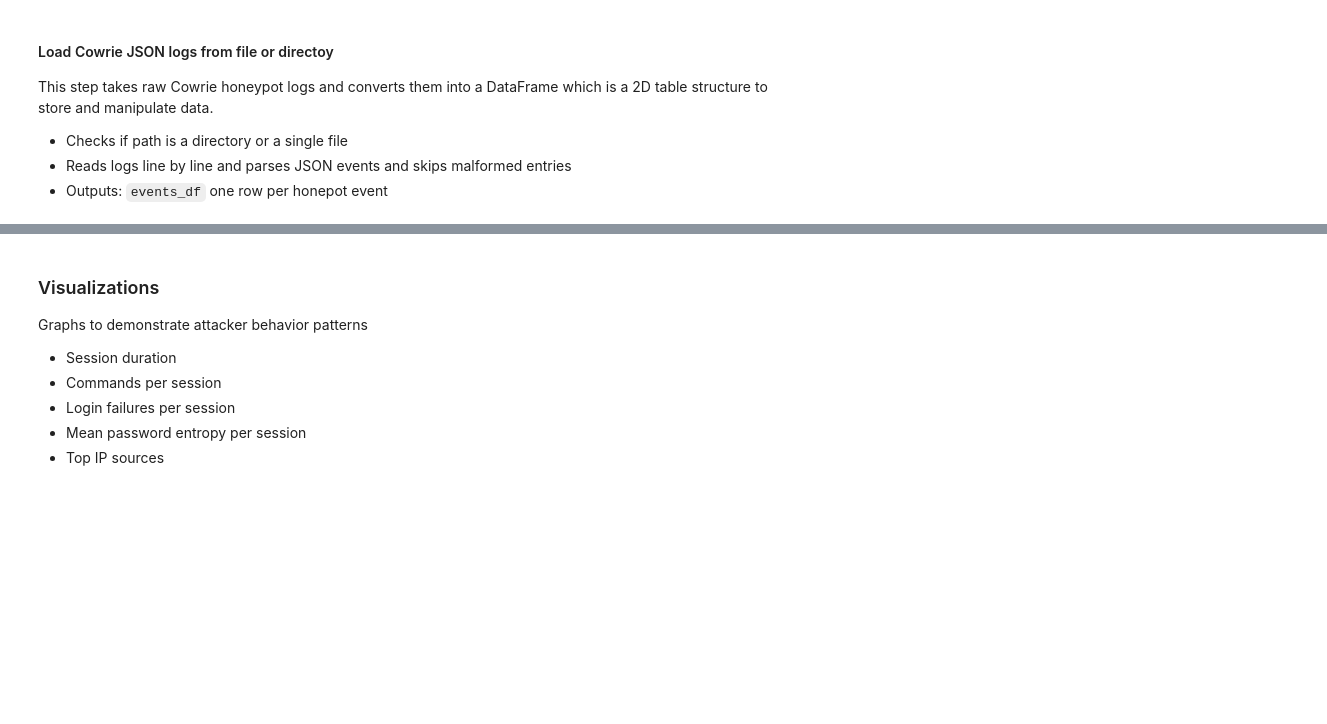
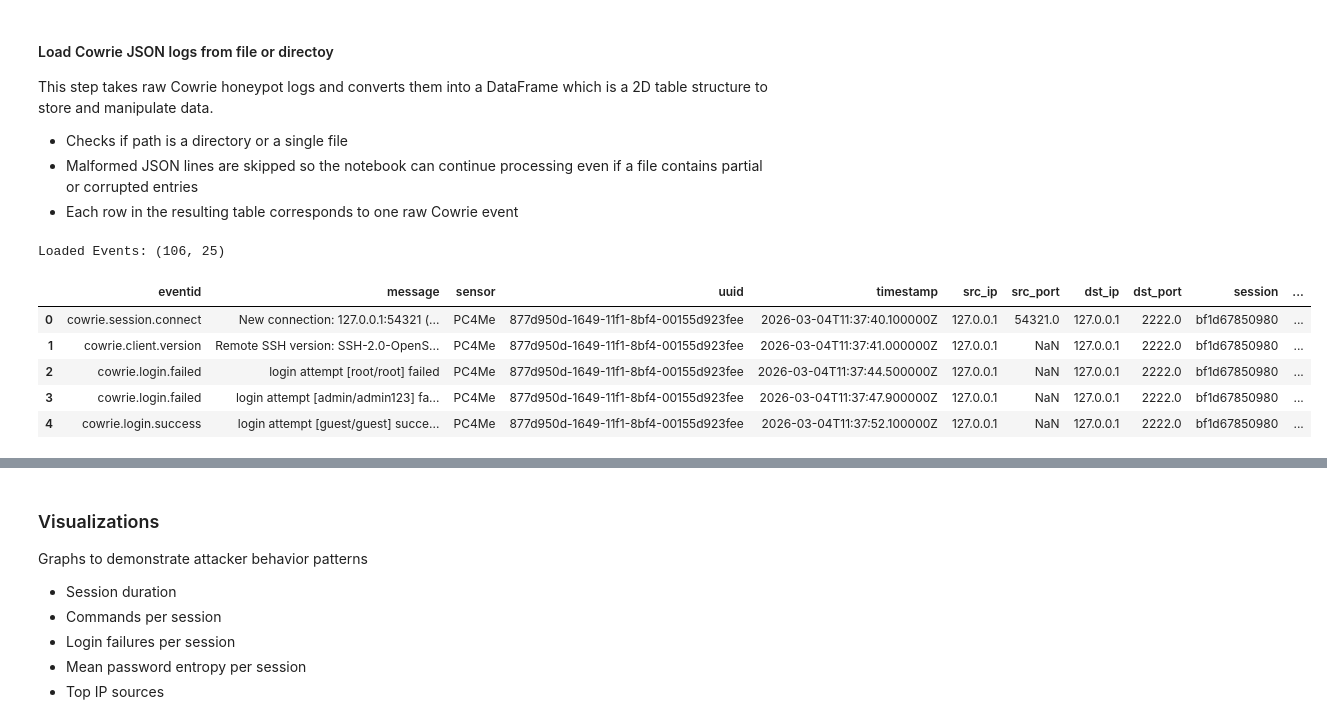
Before and after one commit to SethJonesIntern/SentinelGrid, a Jupyter notebook: machine-learning/notebooks/01_honeypot_pipeline.ipynb, the cells around one changed output, grey strips where cells are left out. Drawn from its saved outputs; the diff is of its cells as text; code cells hidden in the pictures; blank space fills up the shorter version.

```diff
--- a/machine-learning/notebooks/01_honeypot_pipeline.ipynb
+++ b/machine-learning/notebooks/01_honeypot_pipeline.ipynb
@@ -65,46 +137,95 @@ pd.set_option("display.max_columns",200)
 #### Load Cowrie JSON logs from file or directoy
 This step takes raw Cowrie honeypot logs and converts them into a DataFrame which is a 2D table structure to store and manipulate data.
 - Checks if path is a directory or a single file
-- Reads logs line by line and parses JSON events and skips malformed entries
-- Outputs: `events_df` one row per honepot event
+- Malformed JSON lines are skipped so the notebook can continue processing even if a file contains partial or corrupted entries
+- Each row in the resulting table corresponds to one raw Cowrie event
 # %%
-#reads json log line by line
+#returns existing column or default filled series
+def ensure_col(df: pd.DataFrame, col:str, default= None) -> pd.Series:
+    if col in df.columns:
+        return df[col]
+    return pd.Series([default] * len(df), index=df.index)
+
+#returns first non null value in series
+def first_nonnull(series:pd.Series):
+    s=series.dropna()
+    return s.iloc[0] if len(s) else None
+#returns last non null value in series
+def last_nonnull(series:pd.Series):
+    s=series.dropna()
+    return s.iloc[-1] if len(s) else None
+
+#reads json or jsonlines file line by line
 #opens in read mode, iterates through each line to remove whitespace and parse line
-def iter_json_lines(path:Path) ->Iterable[Dict[str, Any]]:
+def iter_json_records(path:Path) ->Iterable[Dict[str, Any]]:
+    text= path.read_text(encoding="utf-8").strip()
+    if not text:
+        return
+    #try full JSON first
+    try:
+        data= json.loads(text)
+        if isinstance(data, dict):
+            yield data
+            return
+        if isinstance(data, list):
+            for item in data:
+                if isinstance(item, dict):
+                    yield item
+            return
+    except json.JSONDecodeError:
+        pass
+    #JSON Lines / NDJSON
     with path.open("r", encoding= "utf-8") as f:
         for line in f:
             line= line.strip()
             if not line:
                 continue
             try:
-                yield json.loads(line)
+                obj = json.loads(line)
+                if isinstance(obj, dict):
+                    yield obj
             except json.JSONDecodeError:
                 #skip malformed lines
                 continue
 
 #load cowrie json logs from a file or directory into DataFrame
 def load_cowrie_logs(path: Path) -> pd.DataFrame:
     #checks if path is a file or directory
-    paths: List[Path]= []
+    if not path.exists():
+        raise FileNotFoundError(f"Path does not exist: {path}")
     if path.is_dir():
-        paths= sorted(list(path.glob("cowrie.json"))) or sorted(list(path.glob("*.json")))
+        paths= sorted(list(path.glob("cowrie.json*")))
+        if not paths:
+            paths= (
+                sorted(path.glob("*.json"))+
+                sorted(path.glob("*.jsonl"))+
+                sorted(path.glob("*.ndjson"))
+            )
     else:
         paths=[path]
 
     #list to store json rows
-    rows= List[Dict[str, Any]]= []
+    rows: List[Dict[str, Any]]= []
     for p in paths:
-        for obj in iter_json_lines(p):
+        for obj in iter_json_records(p):
             obj["_source_file"]= p.name
             rows.append(obj)
 
     df= pd.json_normalize(rows)
     if df.empty:
         raise ValueError(f"No Cowrie JSON events found at: {path}")
     return df
 
-events_df= load_cowrie_logs(COWIRE_LOGS_PATH)
+events_df= load_cowrie_logs(COWRIE_LOGS_PATH)
 #print and display first 5 rows of data frame
 print("Loaded Events:", events_df.shape)
 events_df.head(5)
+# %% [output]
+Loaded Events: (106, 25)
+|  | eventid | message | sensor | uuid | timestamp | src_ip | src_port | dst_ip | dst_port | session | ... |
+| 0 | cowrie.session.connect | New connection: 127.0.0.1:54321 (... | PC4Me | 877d950d-1649-11f1-8bf4-00155d923fee | 2026-03-04T11:37:40.100000Z | 127.0.0.1 | 54321.0 | 127.0.0.1 | 2222.0 | bf1d67850980 | ... |
+| 1 | cowrie.client.version | Remote SSH version: SSH-2.0-OpenS... | PC4Me | 877d950d-1649-11f1-8bf4-00155d923fee | 2026-03-04T11:37:41.000000Z | 127.0.0.1 | NaN | 127.0.0.1 | 2222.0 | bf1d67850980 | ... |
+| 2 | cowrie.login.failed | login attempt [root/root] failed | PC4Me | 877d950d-1649-11f1-8bf4-00155d923fee | 2026-03-04T11:37:44.500000Z | 127.0.0.1 | NaN | 127.0.0.1 | 2222.0 | bf1d67850980 | ... |
+| 3 | cowrie.login.failed | login attempt [admin/admin123] fa... | PC4Me | 877d950d-1649-11f1-8bf4-00155d923fee | 2026-03-04T11:37:47.900000Z | 127.0.0.1 | NaN | 127.0.0.1 | 2222.0 | bf1d67850980 | ... |
+| 4 | cowrie.login.success | login attempt [guest/guest] succe... | PC4Me | 877d950d-1649-11f1-8bf4-00155d923fee | 2026-03-04T11:37:52.100000Z | 127.0.0.1 | NaN | 127.0.0.1 | 2222.0 | bf1d67850980 | ... |
 # %% [markdown]
```
Also changed, not shown: parts of 23 cells of this notebook, 6 other files.
